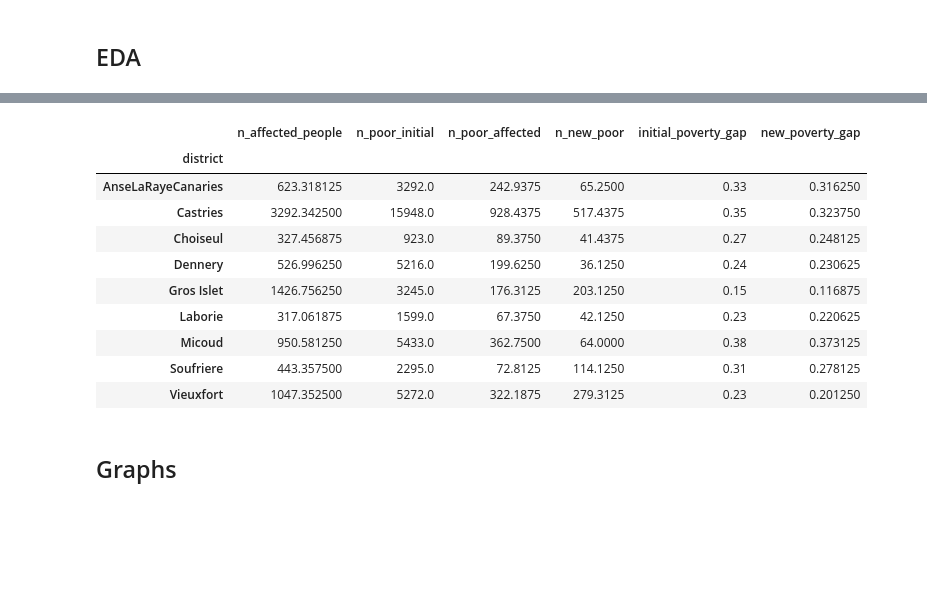
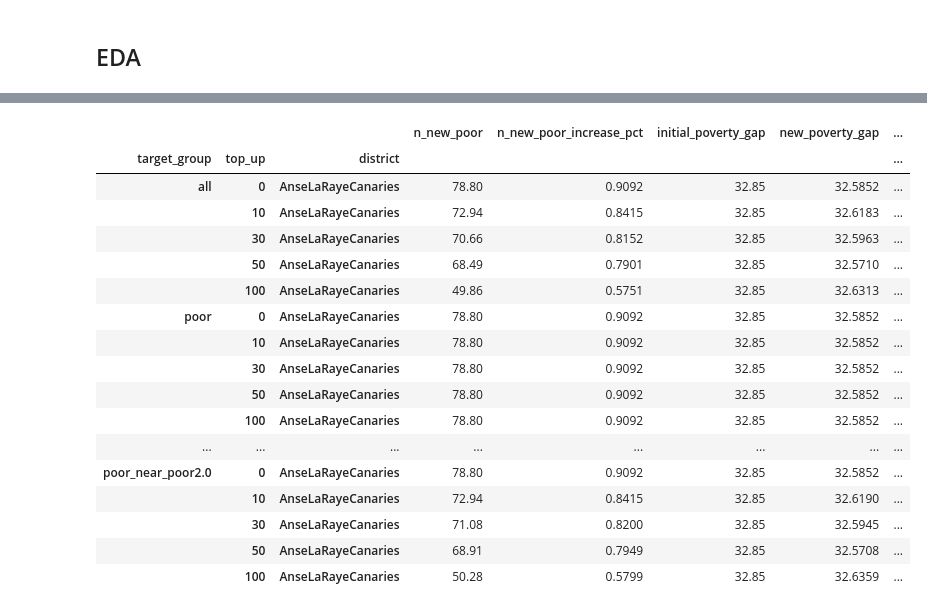
Before and after one commit to mikhailsirenko/unbreakable, a Jupyter notebook: notebooks/policy_analysis.ipynb, the cells around one changed output, grey strips where cells are left out. Saved outputs shown, nothing was run; the diff lists cells and outputs as text; code cells hidden in the pictures; blank space fills up the shorter version.

```diff
--- a/notebooks/policy_analysis.ipynb
+++ b/notebooks/policy_analysis.ipynb
@@ -22,7 +23,7 @@ Our analysis consists of two parts.
 ## Load results
 # %%
 # Load results
-results = load_results('../results/scenarios=16, policies=16.tar.gz')
+results = load_results('../results/scenarios=100, policies=20.tar.gz')
 
 # Prepare outcomes data frame
 outcomes = prepare_outcomes(results, add_policies=True)
@@ -49 +40,8 @@ array(['all', 'poor', 'poor_near_poor2.0', 'poor_near_poor1.25'],
+# %%
+outcomes[['target_group', 'top_up']] = outcomes['my_policy'].str.split('+', expand=True)
+outcomes['top_up'] = pd.Categorical(outcomes['top_up'], categories=['0', '10', '30', '50', '100'])
+outcomes['annual_average_consumption_loss_pct'] = outcomes['annual_average_consumption_loss_pct'] * 100
+outcomes['initial_poverty_gap'] = outcomes['initial_poverty_gap'] * 100
+outcomes['new_poverty_gap'] = outcomes['new_poverty_gap'] * 100
+outcomes = outcomes.assign(n_new_poor_increase_pct = outcomes['n_new_poor'].div(outcomes['total_population']).multiply(100))
 # %%
@@ -85,34 +81,46 @@ df.round(2)[columns_of_interest].groupby('district').mean()
 # %%
 # When top up == 0 it doesn't matter what is the target group
-df = outcomes[outcomes['top_up'] == '0']
-df = df[df['target_group'] == 'all']
-columns_of_interest = ['district',
-                    #    s'total_population',
-    #    'total_asset_loss', 'total_consumption_loss', 'event_damage',
-    #    'total_asset_stock', 'average_productivity', 'total_asset_in_survey',
-    #    'expected_loss_fraction',
-       'n_affected_people',
-       # 'annual_average_consumption', 'poverty_line', 'pml',
-       'n_poor_initial', 'n_poor_affected', 'n_new_poor',
+# df = outcomes[outcomes['top_up'] == '0']
+df = outcomes.copy()
+df = df[df['district'] == 'AnseLaRayeCanaries']
+# df = df[df['target_group'] == 'all']
+columns_of_interest = [
+       'district',
+       'target_group',
+       'top_up',
+      #  'total_population',
+      #  'total_asset_loss', 'total_consumption_loss', 'event_damage',
+      #  'total_asset_stock', 'average_productivity', 'total_asset_in_survey',
+      #  'expected_loss_fraction',
+      #  'n_affected_people',
+      #  'annual_average_consumption', 'poverty_line_adjusted', 'pml',
+      #  'n_poor_initial', 'n_poor_affected',
+       'n_new_poor',
+       'n_new_poor_increase_pct',
        'initial_poverty_gap',
        'new_poverty_gap',
-    #    'annual_average_consumption_loss',
-    #    'annual_average_consumption_loss_pct',
-    #    'r'
+      #  'annual_average_consumption_loss',
+       'annual_average_consumption_loss_pct',
+       'r'
        ]
-df[columns_of_interest].round(2).groupby('district').mean()
+df[columns_of_interest].round(2).groupby(['target_group', 'top_up', 'district']).mean()
 # %% [output]
-|  | n_affected_people | n_poor_initial | n_poor_affected | n_new_poor | initial_poverty_gap | new_poverty_gap |
-| district |  |  |  |  |  |  |
-| AnseLaRayeCanaries | 623.318125 | 3292.0 | 242.9375 | 65.2500 | 0.33 | 0.316250 |
-| Castries | 3292.342500 | 15948.0 | 928.4375 | 517.4375 | 0.35 | 0.323750 |
-| Choiseul | 327.456875 | 923.0 | 89.3750 | 41.4375 | 0.27 | 0.248125 |
-| Dennery | 526.996250 | 5216.0 | 199.6250 | 36.1250 | 0.24 | 0.230625 |
-| Gros Islet | 1426.756250 | 3245.0 | 176.3125 | 203.1250 | 0.15 | 0.116875 |
-| Laborie | 317.061875 | 1599.0 | 67.3750 | 42.1250 | 0.23 | 0.220625 |
-| Micoud | 950.581250 | 5433.0 | 362.7500 | 64.0000 | 0.38 | 0.373125 |
-| Soufriere | 443.357500 | 2295.0 | 72.8125 | 114.1250 | 0.31 | 0.278125 |
-| Vieuxfort | 1047.352500 | 5272.0 | 322.1875 | 279.3125 | 0.23 | 0.201250 |
+|  |  |  | n_new_poor | n_new_poor_increase_pct | initial_poverty_gap | new_poverty_gap | ... |
+| target_group | top_up | district |  |  |  |  | ... |
+| all | 0 | AnseLaRayeCanaries | 78.80 | 0.9092 | 32.85 | 32.5852 | ... |
+|  | 10 | AnseLaRayeCanaries | 72.94 | 0.8415 | 32.85 | 32.6183 | ... |
+|  | 30 | AnseLaRayeCanaries | 70.66 | 0.8152 | 32.85 | 32.5963 | ... |
+|  | 50 | AnseLaRayeCanaries | 68.49 | 0.7901 | 32.85 | 32.5710 | ... |
+|  | 100 | AnseLaRayeCanaries | 49.86 | 0.5751 | 32.85 | 32.6313 | ... |
+| poor | 0 | AnseLaRayeCanaries | 78.80 | 0.9092 | 32.85 | 32.5852 | ... |
+|  | 10 | AnseLaRayeCanaries | 78.80 | 0.9092 | 32.85 | 32.5852 | ... |
+|  | 30 | AnseLaRayeCanaries | 78.80 | 0.9092 | 32.85 | 32.5852 | ... |
+|  | 50 | AnseLaRayeCanaries | 78.80 | 0.9092 | 32.85 | 32.5852 | ... |
+|  | 100 | AnseLaRayeCanaries | 78.80 | 0.9092 | 32.85 | 32.5852 | ... |
+| ... | ... | ... | ... | ... | ... | ... | ... |
+| poor_near_poor2.0 | 0 | AnseLaRayeCanaries | 78.80 | 0.9092 | 32.85 | 32.5852 | ... |
+|  | 10 | AnseLaRayeCanaries | 72.94 | 0.8415 | 32.85 | 32.6190 | ... |
+|  | 30 | AnseLaRayeCanaries | 71.08 | 0.8200 | 32.85 | 32.5945 | ... |
+|  | 50 | AnseLaRayeCanaries | 68.91 | 0.7949 | 32.85 | 32.5708 | ... |
+|  | 100 | AnseLaRayeCanaries | 50.28 | 0.5799 | 32.85 | 32.6359 | ... |
-# %% [markdown]
-## Graphs
 # %%
```
Also changed, not shown: parts of 20 cells of this notebook.
